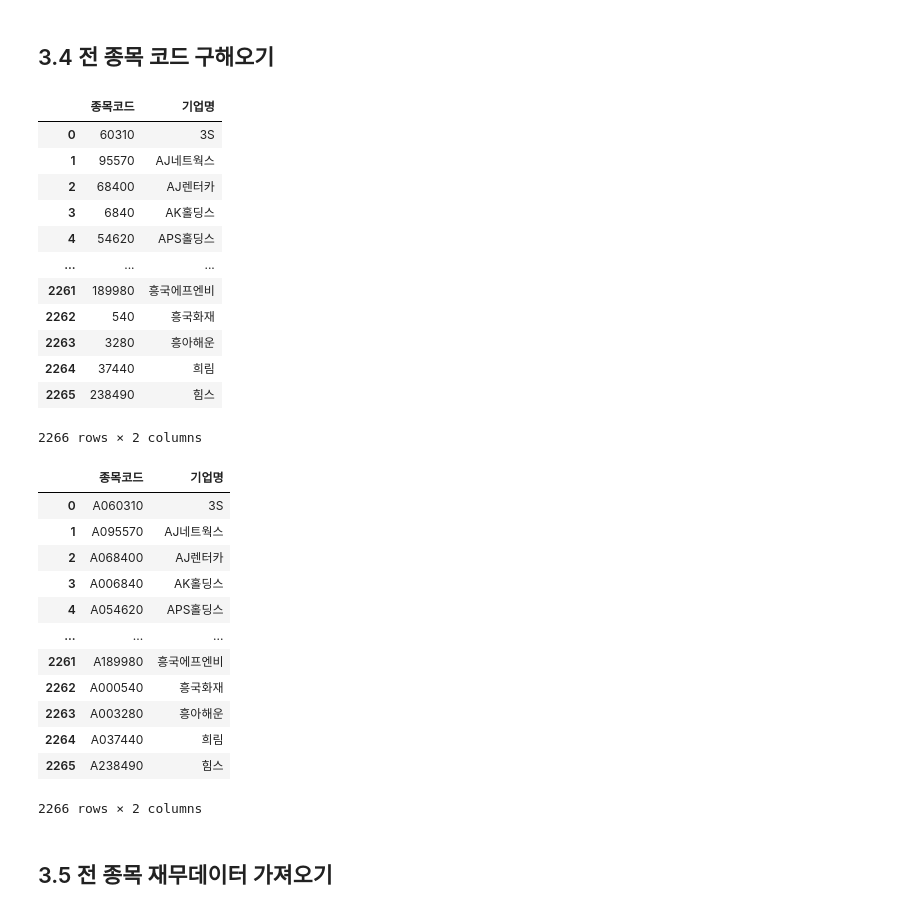
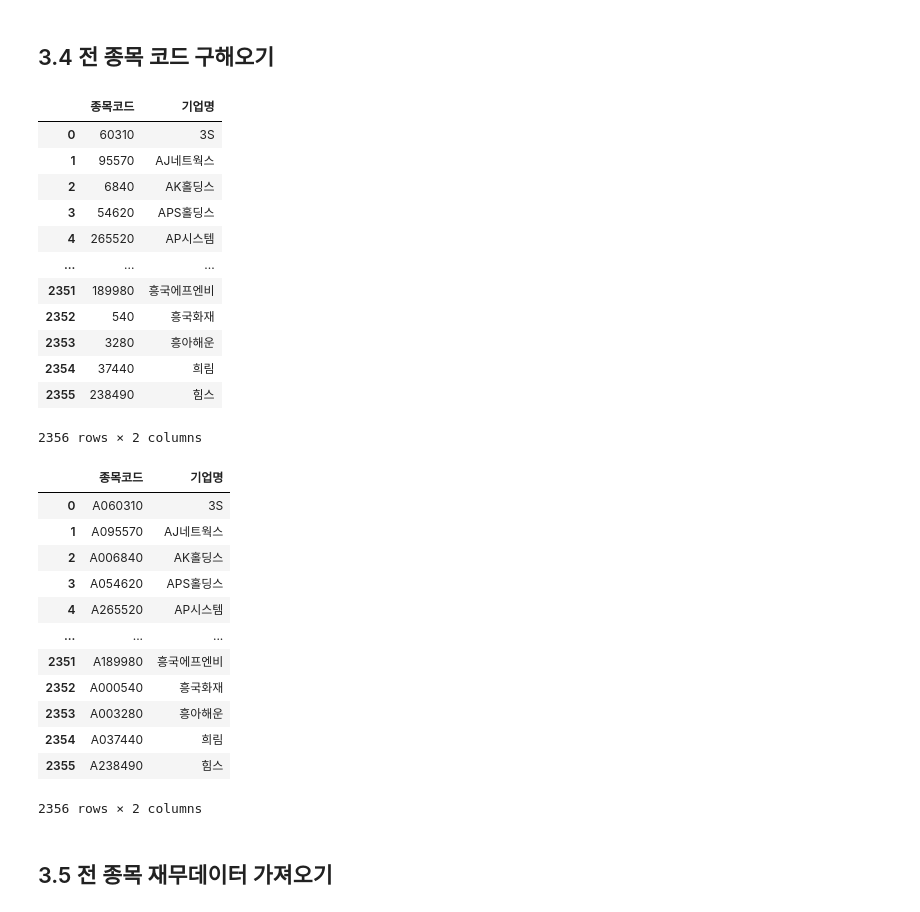
Before and after one commit to ssehuun/python_quant, a Jupyter notebook: Chapter 03. 데이터 수집하기.ipynb, the cells around one changed output. Drawn from its saved outputs; the diff is of its cells as text; code cells hidden in the pictures.

Commit message:
modify path and file

```diff
--- a/Chapter 03. 데이터 수집하기.ipynb
+++ b/Chapter 03. 데이터 수집하기.ipynb
@@ -323,24 +323,24 @@ total_invest
 # %% [markdown]
 ## 3.4 전 종목 코드 구해오기
 # %%
-path = r'book_data\\data.xls'
+path = r'C:\\work\\hun\\python_quant\\data\\data.xls' # KRX 에서 전체 종목 다운로드
 code_data = pd.read_excel(path)
 code_data = code_data[['종목코드', '기업명']]
 code_data
 # %% [output]
 |  | 종목코드 | 기업명 |
 | 0 | 60310 | 3S |
 | 1 | 95570 | AJ네트웍스 |
-| 2 | 68400 | AJ렌터카 |
-| 3 | 6840 | AK홀딩스 |
-| 4 | 54620 | APS홀딩스 |
+| 2 | 6840 | AK홀딩스 |
+| 3 | 54620 | APS홀딩스 |
+| 4 | 265520 | AP시스템 |
 | ... | ... | ... |
-| 2261 | 189980 | 흥국에프엔비 |
-| 2262 | 540 | 흥국화재 |
-| 2263 | 3280 | 흥아해운 |
-| 2264 | 37440 | 희림 |
-| 2265 | 238490 | 힘스 |
+| 2351 | 189980 | 흥국에프엔비 |
+| 2352 | 540 | 흥국화재 |
+| 2353 | 3280 | 흥아해운 |
+| 2354 | 37440 | 희림 |
+| 2355 | 238490 | 힘스 |
-2266 rows × 2 columns
+2356 rows × 2 columns
 # %%
 # 종목코드 칼럼 개선
 def make_code(x):
@@ -353,16 +353,16 @@ code_data # 실행할때마다 A 가 앞에 붙음..
 |  | 종목코드 | 기업명 |
 | 0 | A060310 | 3S |
 | 1 | A095570 | AJ네트웍스 |
-| 2 | A068400 | AJ렌터카 |
-| 3 | A006840 | AK홀딩스 |
-| 4 | A054620 | APS홀딩스 |
+| 2 | A006840 | AK홀딩스 |
+| 3 | A054620 | APS홀딩스 |
+| 4 | A265520 | AP시스템 |
 | ... | ... | ... |
-| 2261 | A189980 | 흥국에프엔비 |
-| 2262 | A000540 | 흥국화재 |
-| 2263 | A003280 | 흥아해운 |
-| 2264 | A037440 | 희림 |
-| 2265 | A238490 | 힘스 |
+| 2351 | A189980 | 흥국에프엔비 |
+| 2352 | A000540 | 흥국화재 |
+| 2353 | A003280 | 흥아해운 |
+| 2354 | A037440 | 희림 |
+| 2355 | A238490 | 힘스 |
-2266 rows × 2 columns
+2356 rows × 2 columns
 # %% [markdown]
 ## 3.5 전 종목 재무데이터 가져오기
 # %%
```
Also changed, not shown: parts of 9 cells of this notebook, 11 other files.
